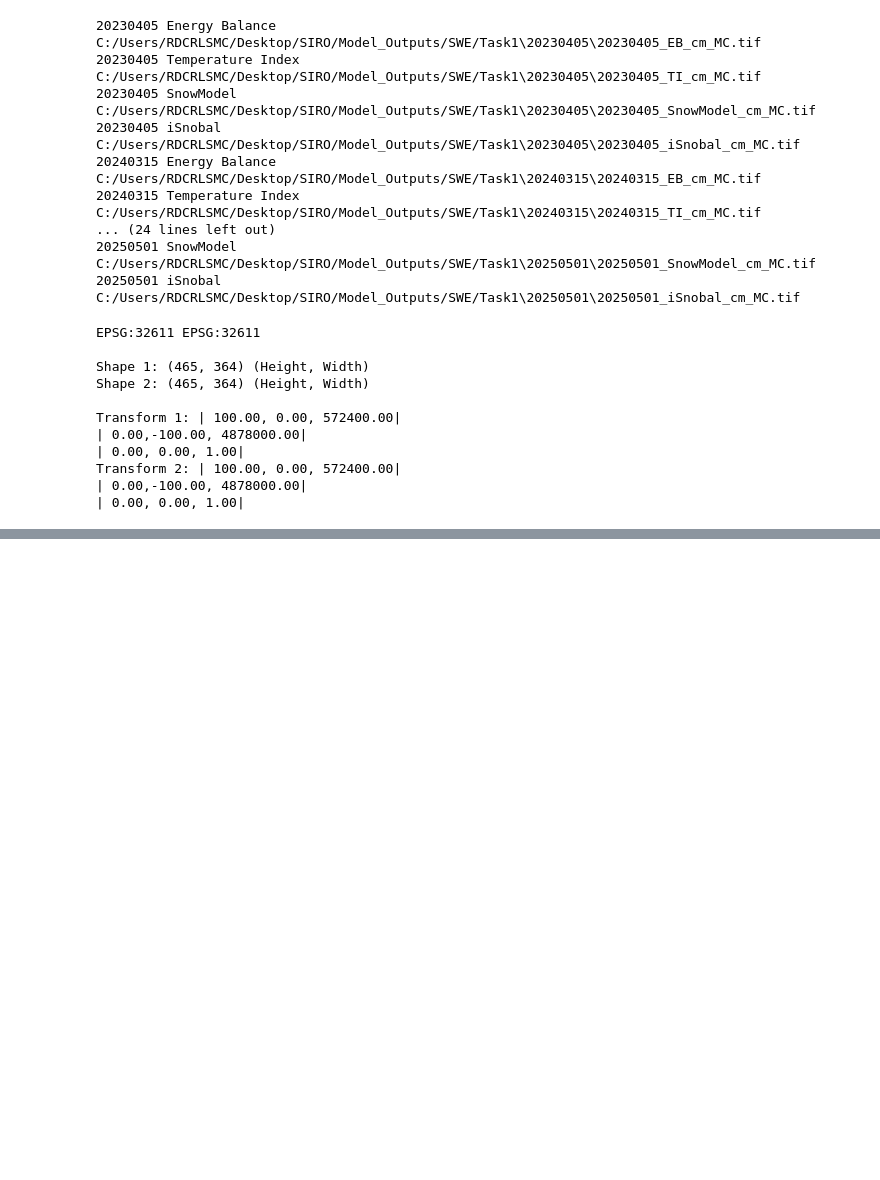
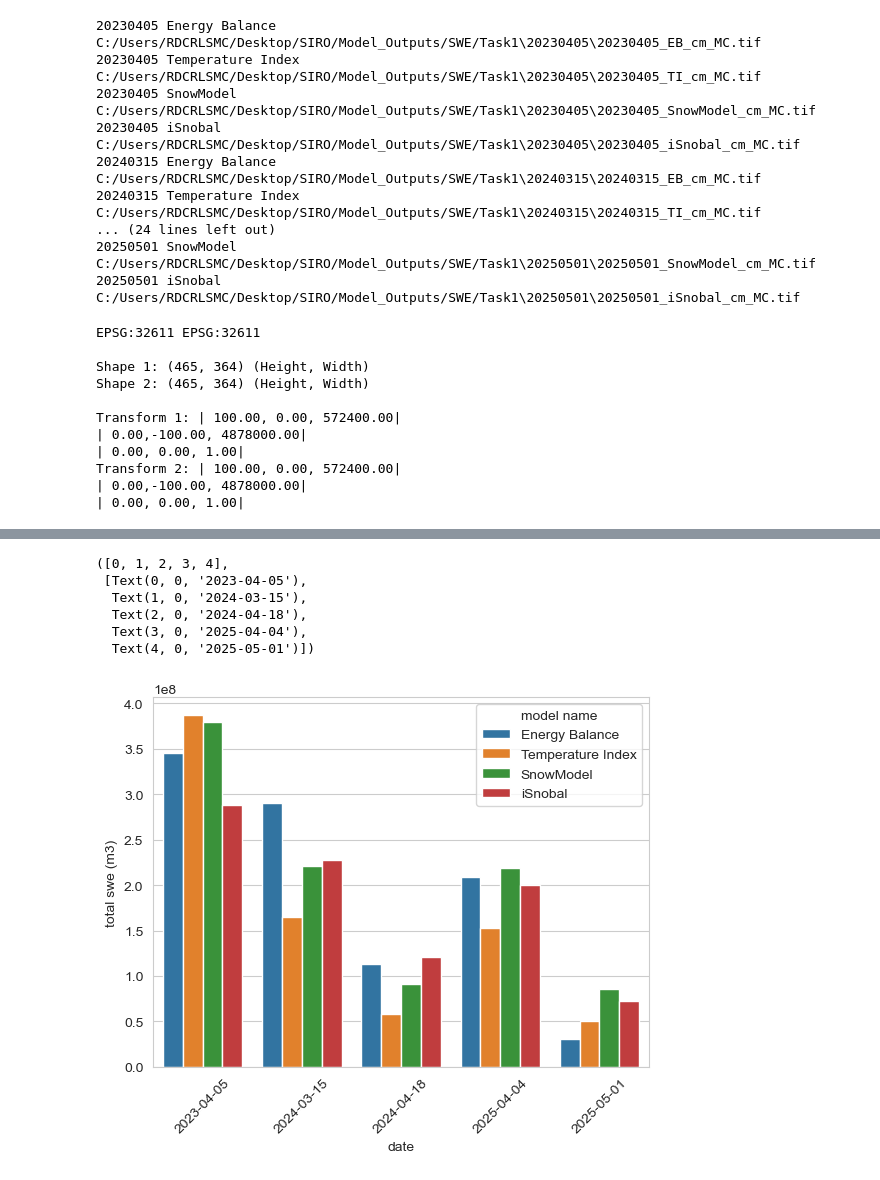
Before and after one commit to naniciafone/SIRO, a Jupyter notebook: notebooks/SWE_analysis.ipynb, the cells around one changed output, grey strips where cells are left out. Drawn from its saved outputs; the diff is of its cells as text; code cells hidden in the pictures; blank space fills up the shorter version.

```diff
--- a/notebooks/SWE_analysis.ipynb
+++ b/notebooks/SWE_analysis.ipynb
@@ -400,0 +478,25 @@ C:/Users/RDCRLSMC/Desktop/SIRO/Model_Outputs/SWE/Task1\20250501\20250501_iSnobal
+# %%
+df = pd.read_csv('C:/Users/RDCRLSMC/Desktop/SIRO/Model_Outputs/SWE/Task2/Task2_totalSWE.csv',  parse_dates=['date'])
+df = df.sort_values(by='date')
+
+
+plt.xticks(rotation=45)
+
+sns.barplot(
+        data=df,
+        x='date',
+        y='total swe (m3)',
+        hue='model name',
+
+
+    )
+
+plt.xticks(rotation=45)
+# %% [output]
+([0, 1, 2, 3, 4],
+ [Text(0, 0, '2023-04-05'),
+  Text(1, 0, '2024-03-15'),
+  Text(2, 0, '2024-04-18'),
+  Text(3, 0, '2025-04-04'),
+  Text(4, 0, '2025-05-01')])
+[figure, added]
```
Also changed, not shown: parts of 8 cells of this notebook.
